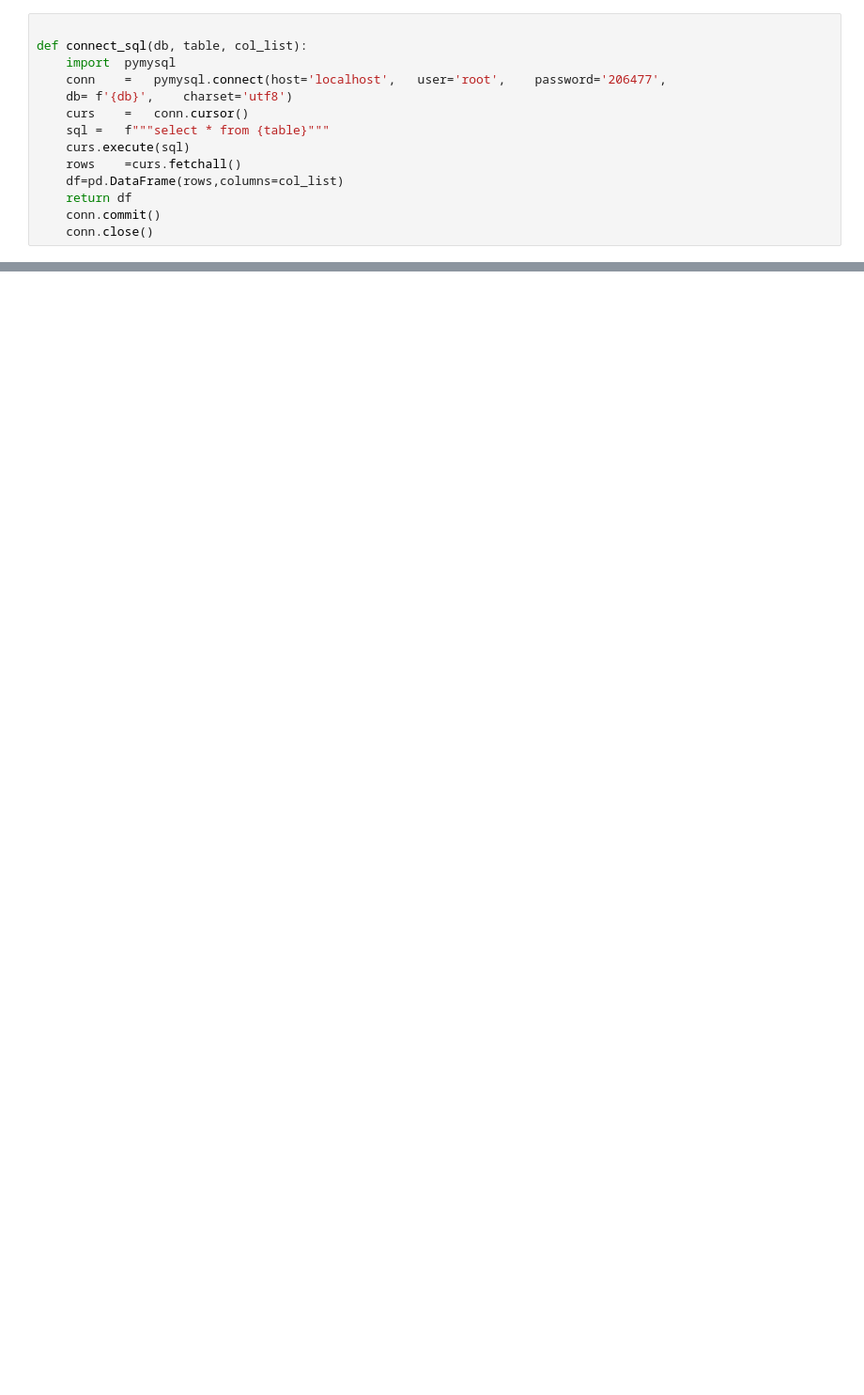
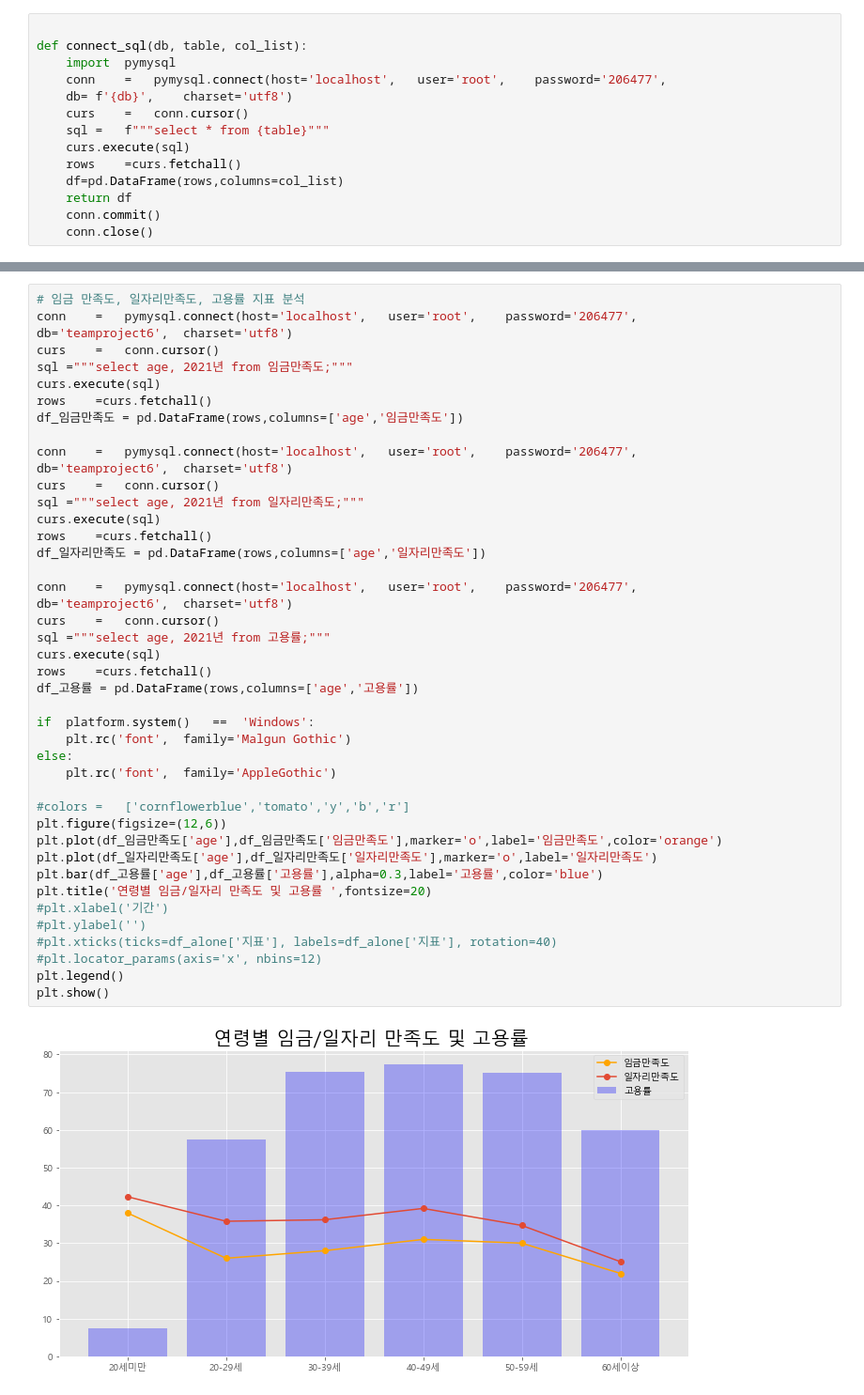
Before and after one commit to MINSU-S/team_project, a Jupyter notebook: week6_sql/week6_welfare.ipynb, the cells around one changed output, grey strips where cells are left out. Shown at 94% size. Drawn from its saved outputs; the diff is of its cells as text; blank space fills up the shorter version.

```diff
--- a/week6_sql/week6_welfare.ipynb
+++ b/week6_sql/week6_welfare.ipynb
@@ -20 +195,46 @@ def connect_sql(db, table, col_list):
+# %%
+# 임금 만족도, 일자리만족도, 고용률 지표 분석
+conn	=	pymysql.connect(host='localhost',	user='root',	password='206477',
+db='teamproject6',	charset='utf8')
+curs	=	conn.cursor()
+sql ="""select age, 2021년 from 임금만족도;"""
+curs.execute(sql)
+rows	=curs.fetchall()
+df_임금만족도 = pd.DataFrame(rows,columns=['age','임금만족도'])
+
+conn	=	pymysql.connect(host='localhost',	user='root',	password='206477',
+db='teamproject6',	charset='utf8')
+curs	=	conn.cursor()
+sql ="""select age, 2021년 from 일자리만족도;"""
+curs.execute(sql)
+rows	=curs.fetchall()
+df_일자리만족도 = pd.DataFrame(rows,columns=['age','일자리만족도'])
+
+conn	=	pymysql.connect(host='localhost',	user='root',	password='206477',
+db='teamproject6',	charset='utf8')
+curs	=	conn.cursor()
+sql ="""select age, 2021년 from 고용률;"""
+curs.execute(sql)
+rows	=curs.fetchall()
+df_고용률 = pd.DataFrame(rows,columns=['age','고용률'])
+
+if	platform.system()	==	'Windows':
+    plt.rc('font',	family='Malgun Gothic')
+else:
+    plt.rc('font',	family='AppleGothic')
+
+#colors	=	['cornflowerblue','tomato','y','b','r']
+plt.figure(figsize=(12,6))
+plt.plot(df_임금만족도['age'],df_임금만족도['임금만족도'],marker='o',label='임금만족도',color='orange')
+plt.plot(df_일자리만족도['age'],df_일자리만족도['일자리만족도'],marker='o',label='일자리만족도')
+plt.bar(df_고용률['age'],df_고용률['고용률'],alpha=0.3,label='고용률',color='blue')
+plt.title('연령별 임금/일자리 만족도 및 고용률 ',fontsize=20)
+#plt.xlabel('기간')
+#plt.ylabel('')
+#plt.xticks(ticks=df_alone['지표'], labels=df_alone['지표'], rotation=40)
+#plt.locator_params(axis='x', nbins=12)
+plt.legend()
+plt.show()
+# %% [output]
+[figure, added]
 # %%
```
Also changed, not shown: parts of 19 cells of this notebook, 3 other files.
